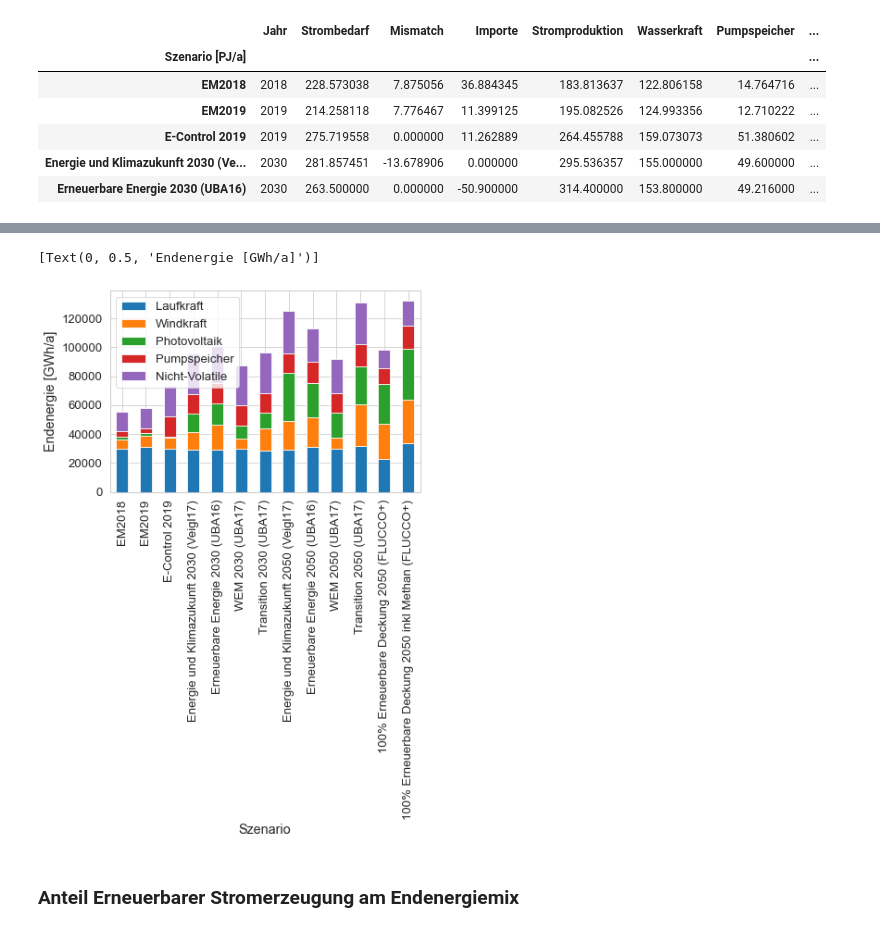
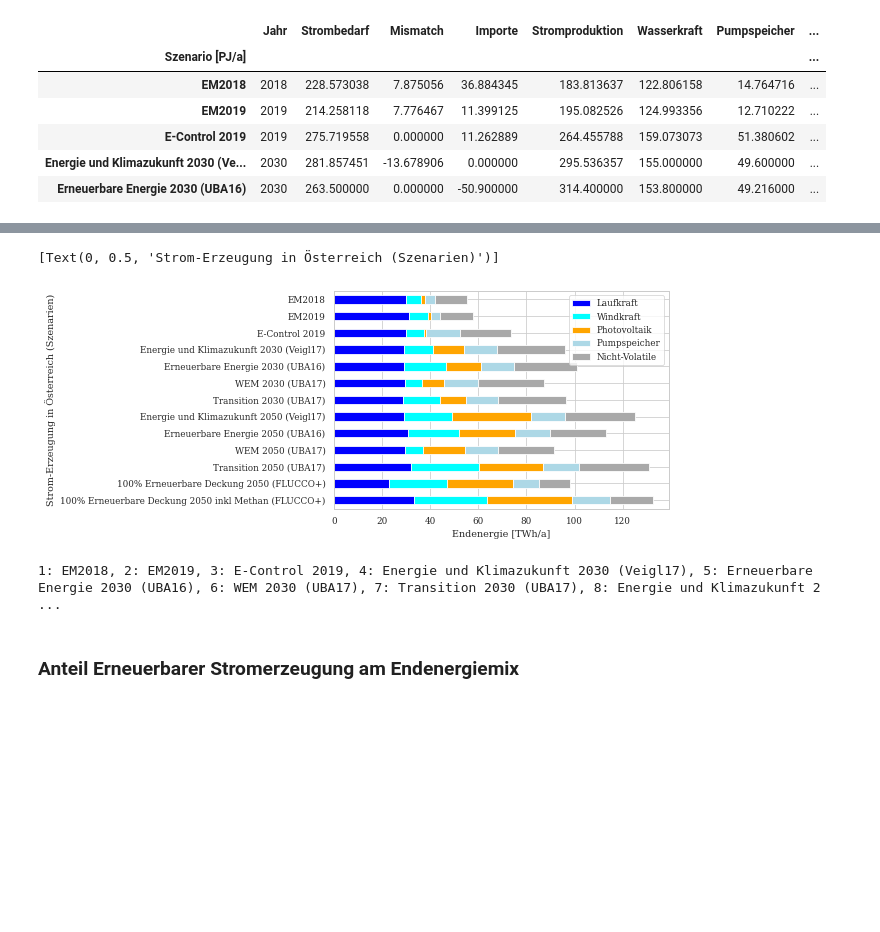
Before and after one commit to simonschaluppe/FLUCCOplus, a Jupyter notebook: notebooks/4.2.1_Szenarien_Ueberblick.ipynb, the cells around one changed output, grey strips where cells are left out. Drawn from its saved outputs; the diff is of its cells as text; code cells hidden in the pictures; blank space fills up the shorter version.

```diff
--- a/notebooks/4.2.1_Szenarien_Ueberblick.ipynb
+++ b/notebooks/4.2.1_Szenarien_Ueberblick.ipynb
@@ -54,3 +49,6 @@ all = ['Jahr', 'Strombedarf', 'Mismatch', 'Importe', 'Stromproduktion',
        'Nicht-Volatile', 'Laufkraft', 'Pumpspeicher', 'RES0', 'RES1', 'RES2']
 
 pp_carriers = ['Laufkraft','Windkraft', 'Photovoltaik', 'Pumpspeicher', 'Nicht-Volatile']
+# %%
+sci = sc#.rename(index={name: i+1 for i, name in enumerate(sc.index)})
+sci
@@ -57,9 +71,9 @@ pp_carriers = ['Laufkraft','Windkraft', 'Photovoltaik', 'Pumpspeicher', 'Nicht-V
 # %%
-
 fig, ax = plt.subplots(1,1)
 
-sc[pp_carriers].plot(kind="bar", stacked=True, rot=90, ax=ax)
-ax.set(ylabel="Endenergie [GWh/a]")
+(sci[pp_carriers]/1000).reindex(index=sci[pp_carriers].index[::-1]).plot(kind="barh", stacked=True, color=config.COLORS.values(), rot=0, ax=ax)
+ax.set(xlabel="Endenergie [TWh/a]")
+ax.set(ylabel="Strom-Erzeugung in Österreich (Szenarien)")
 # %% [output]
-[Text(0, 0.5, 'Endenergie [GWh/a]')]
+[Text(0, 0.5, 'Strom-Erzeugung in Österreich (Szenarien)')]
-[figure, old version]
+[figure, new version]
@@ -66,3 +82,8 @@ ax.set(ylabel="Endenergie [GWh/a]")
+# %%
+for name, i in enumerate(sc.index):
+    print(str(name+1)+": "+i, end=", ")
+# %% [output]
+1: EM2018, 2: EM2019, 3: E-Control 2019, 4: Energie und Klimazukunft 2030 (Veigl17), 5: Erneuerbare Energie 2030 (UBA16), 6: WEM 2030 (UBA17), 7: Transition 2030 (UBA17), 8: Energie und Klimazukunft 2 ...
 # %% [markdown]
 ### Anteil Erneuerbarer Stromerzeugung am Endenergiemix
 # %%
```
Also changed, not shown: parts of 9 cells of this notebook, 1 other file.
